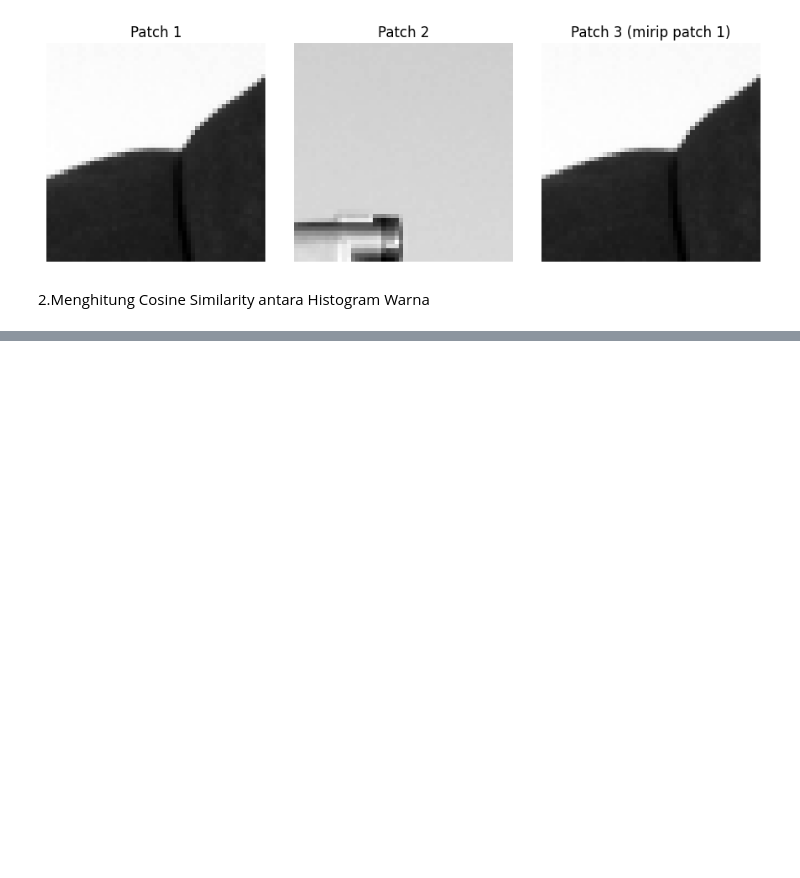
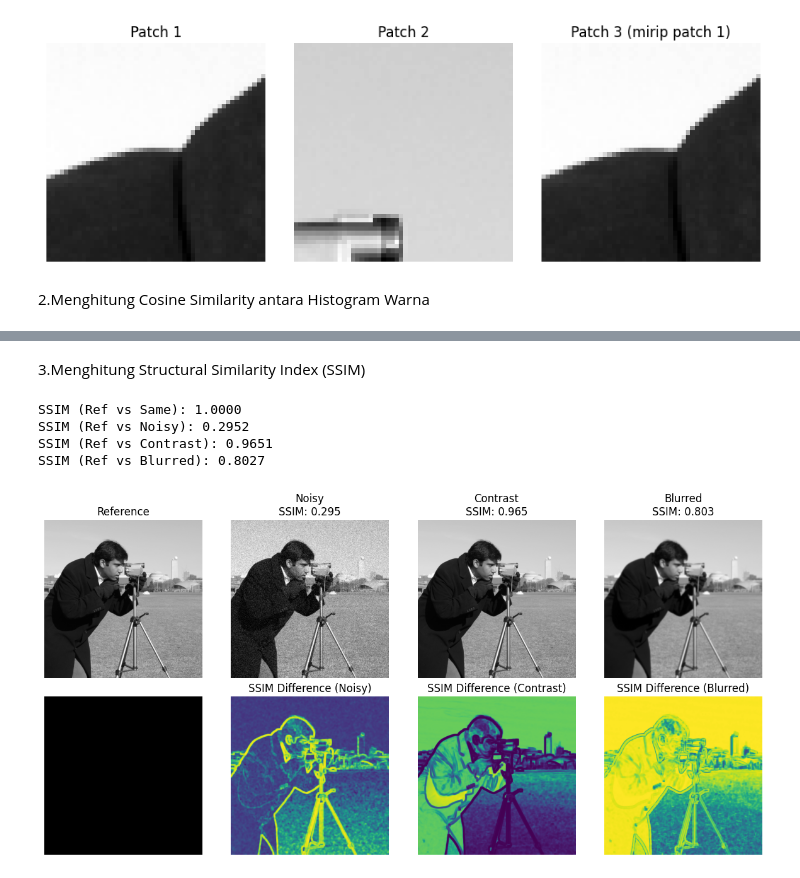
Before and after one commit to DanuAlamsyah/Pengolahan-Citra, a Jupyter notebook: Tugas5.ipynb, the cells around one changed output, grey strips where cells are left out. Saved outputs shown, nothing was run; the diff lists cells and outputs as text; code cells hidden in the pictures; blank space fills up the shorter version.

```diff
--- a/Tugas5.ipynb
+++ b/Tugas5.ipynb
@@ -56,0 +128,63 @@ Jarak Manhattan antara Patch 1 dan Patch 3: 250.0000
+# %% [markdown]
+3.Menghitung Structural Similarity Index (SSIM)
+# %%
+import numpy as np
+import matplotlib.pyplot as plt
+from skimage import data, img_as_float
+from skimage.metrics import structural_similarity as ssim
+from skimage.transform import resize
+from skimage.util import random_noise
+
+# 1. Muat citra referensi
+image_ref = img_as_float(data.camera())
+
+# 2. Buat beberapa versi citra yang 'terdistorsi'
+# a) Citra yang sama (SSIM harus 1)
+image_same = image_ref.copy()
+# b) Citra dengan noise Gaussian
+image_noisy = random_noise(image_ref, mode='gaussian', var=0.01)
+# c) Citra dengan kontras berbeda (contoh: dikalikan skalar)
+image_contrast = np.clip(image_ref * 0.8, 0, 1)
+# d) Citra yang di-blur
+from skimage.filters import gaussian
+image_blurred = gaussian(image_ref, sigma=1.5, channel_axis=None) # channel_axis=None jika grayscale
+
+# 3. Hitung SSIM antara citra referensi dan citra terdistorsi
+# Pastikan dimensi citra sama jika diperlukan
+# SSIM memerlukan data_range
+data_range = image_ref.max() - image_ref.min()
+
+ssim_same, _ = ssim(image_ref, image_same, data_range=data_range, full=True)
+ssim_noisy, diff_noisy = ssim(image_ref, image_noisy, data_range=data_range, full=True)
+ssim_contrast, diff_contrast = ssim(image_ref, image_contrast, data_range=data_range, full=True)
+ssim_blurred, diff_blurred = ssim(image_ref, image_blurred, data_range=data_range, full=True)
+# 'full=True' mengembalikan citra perbedaan SSIM juga
+
+# 4. Tampilkan hasil SSIM dan citra perbedaan (jika menarik)
+print(f"SSIM (Ref vs Same): {ssim_same:.4f}")
+print(f"SSIM (Ref vs Noisy): {ssim_noisy:.4f}")
+print(f"SSIM (Ref vs Contrast): {ssim_contrast:.4f}")
+print(f"SSIM (Ref vs Blurred): {ssim_blurred:.4f}")
+
+fig, axes = plt.subplots(2, 4, figsize=(12, 6))
+ax = axes.ravel()
+
+ax[0].imshow(image_ref, cmap='gray'); ax[0].set_title('Reference'); ax[0].axis('off')
+ax[1].imshow(image_noisy, cmap='gray'); ax[1].set_title(f'Noisy\nSSIM: {ssim_noisy:.3f}'); ax[1].axis('off')
+ax[2].imshow(image_contrast, cmap='gray'); ax[2].set_title(f'Contrast\nSSIM: {ssim_contrast:.3f}'); ax[2].axis('off')
+ax[3].imshow(image_blurred, cmap='gray'); ax[3].set_title(f'Blurred\nSSIM: {ssim_blurred:.3f}'); ax[3].axis('off')
+
+# Menampilkan peta perbedaan SSIM
+ax[4].imshow(np.zeros_like(image_ref), cmap='gray'); ax[4].set_title(''); ax[4].axis('off') # Placeholder
+ax[5].imshow(diff_noisy, cmap='viridis'); ax[5].set_title('SSIM Difference (Noisy)'); ax[5].axis('off')
+ax[6].imshow(diff_contrast, cmap='viridis'); ax[6].set_title('SSIM Difference (Contrast)'); ax[6].axis('off')
+ax[7].imshow(diff_blurred, cmap='viridis'); ax[7].set_title('SSIM Difference (Blurred)'); ax[7].axis('off')
+
+plt.tight_layout()
+plt.show()
+# %% [output]
+SSIM (Ref vs Same): 1.0000
+SSIM (Ref vs Noisy): 0.2952
+SSIM (Ref vs Contrast): 0.9651
+SSIM (Ref vs Blurred): 0.8027
+[figure, added]
```
Also changed, not shown: parts of 5 cells of this notebook.
